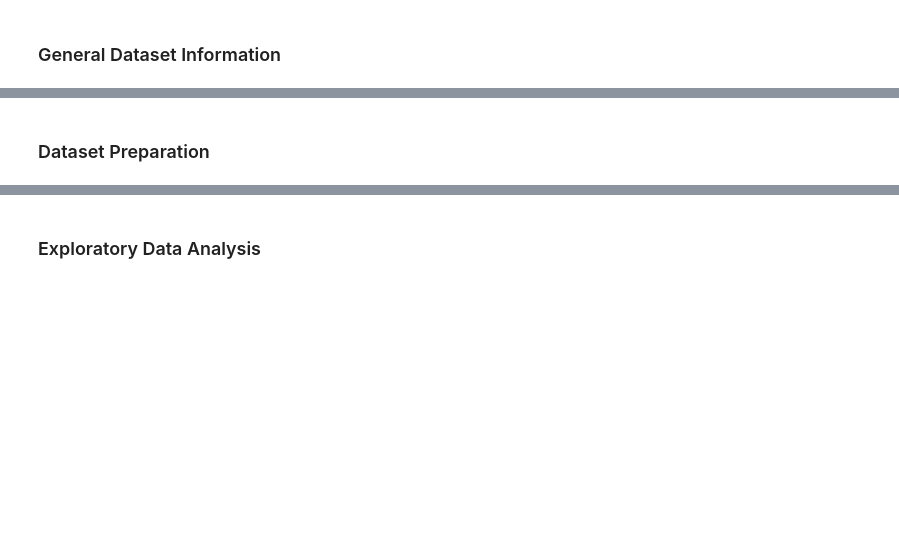
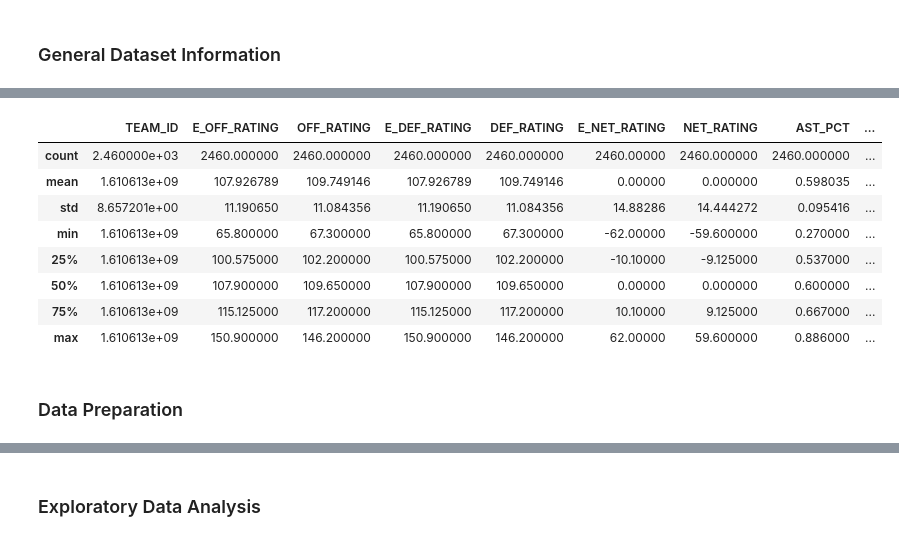
Before and after one commit to alicetsai1020/Off_v_Def_Play, a Jupyter notebook: draft.ipynb, the cells around one changed output, grey strips where cells are left out. Cells and saved outputs as stored; diff of their text form; code cells hidden in the pictures; blank space fills up the shorter version.

```diff
--- a/draft.ipynb
+++ b/draft.ipynb
@@ -108,7 +93,8 @@ boxscorefourfactor.head()
 # %%
 # boxscoreadvancedv2_df.to_csv(r'../data_1/boxscoreadvancedv2.csv', index=False)
 # %%
-boxscoreadvancedv2 = pd.read_csv('../data_1/boxscoreadvancedv2.csv')
+boxscoreadvancedv2 = pd.read_csv('../data_1/boxscoreadvancedv2.csv', dtype=types_dict)
 boxscoreadvancedv2.head()
+#2018-19 Regular season advanced game stats
 # %% [output]
 |  | GAME_ID | TEAM_ID | TEAM_NAME | TEAM_ABBREVIATION | TEAM_CITY | MIN | E_OFF_RATING | OFF_RATING | ... |
@@ -138,4 +204,14 @@ boxscorefourfactor.info()
 # %%
-boxscorefourfactor.describe()
+boxscoreadvancedv2.describe()
+# %% [output]
+|  | TEAM_ID | E_OFF_RATING | OFF_RATING | E_DEF_RATING | DEF_RATING | E_NET_RATING | NET_RATING | AST_PCT | ... |
+| count | 2.460000e+03 | 2460.000000 | 2460.000000 | 2460.000000 | 2460.000000 | 2460.00000 | 2460.000000 | 2460.000000 | ... |
+| mean | 1.610613e+09 | 107.926789 | 109.749146 | 107.926789 | 109.749146 | 0.00000 | 0.000000 | 0.598035 | ... |
+| std | 8.657201e+00 | 11.190650 | 11.084356 | 11.190650 | 11.084356 | 14.88286 | 14.444272 | 0.095416 | ... |
+| min | 1.610613e+09 | 65.800000 | 67.300000 | 65.800000 | 67.300000 | -62.00000 | -59.600000 | 0.270000 | ... |
+| 25% | 1.610613e+09 | 100.575000 | 102.200000 | 100.575000 | 102.200000 | -10.10000 | -9.125000 | 0.537000 | ... |
+| 50% | 1.610613e+09 | 107.900000 | 109.650000 | 107.900000 | 109.650000 | 0.00000 | 0.000000 | 0.600000 | ... |
+| 75% | 1.610613e+09 | 115.125000 | 117.200000 | 115.125000 | 117.200000 | 10.10000 | 9.125000 | 0.667000 | ... |
+| max | 1.610613e+09 | 150.900000 | 146.200000 | 150.900000 | 146.200000 | 62.00000 | 59.600000 | 0.886000 | ... |
 # %% [markdown]
-### Dataset Preparation
+### Data Preparation
```
Also changed, not shown: parts of 74 cells of this notebook.
